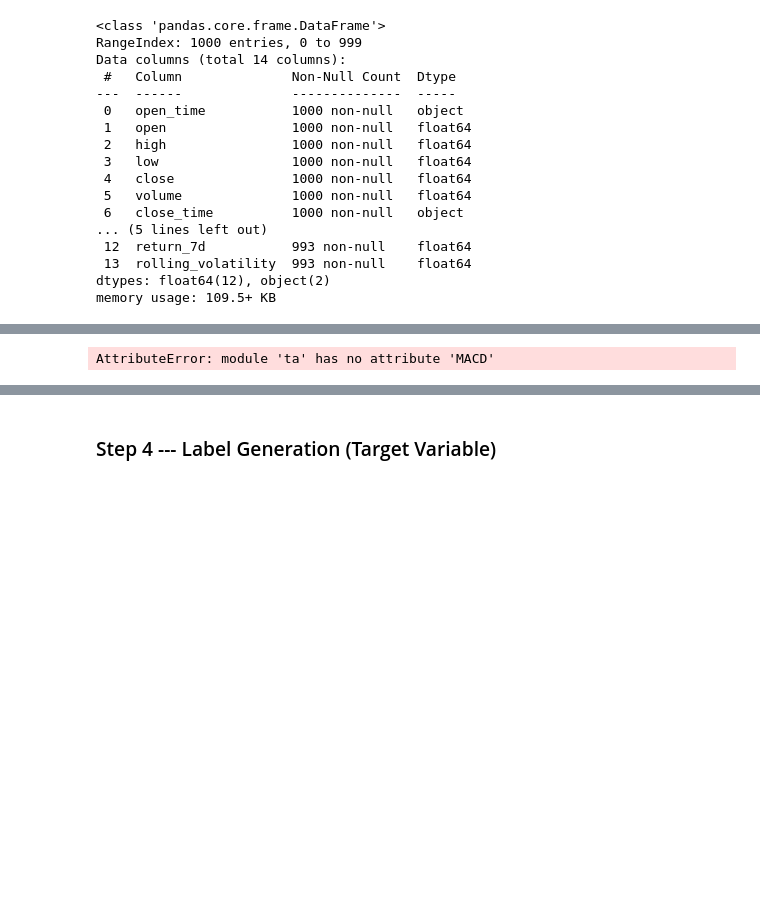
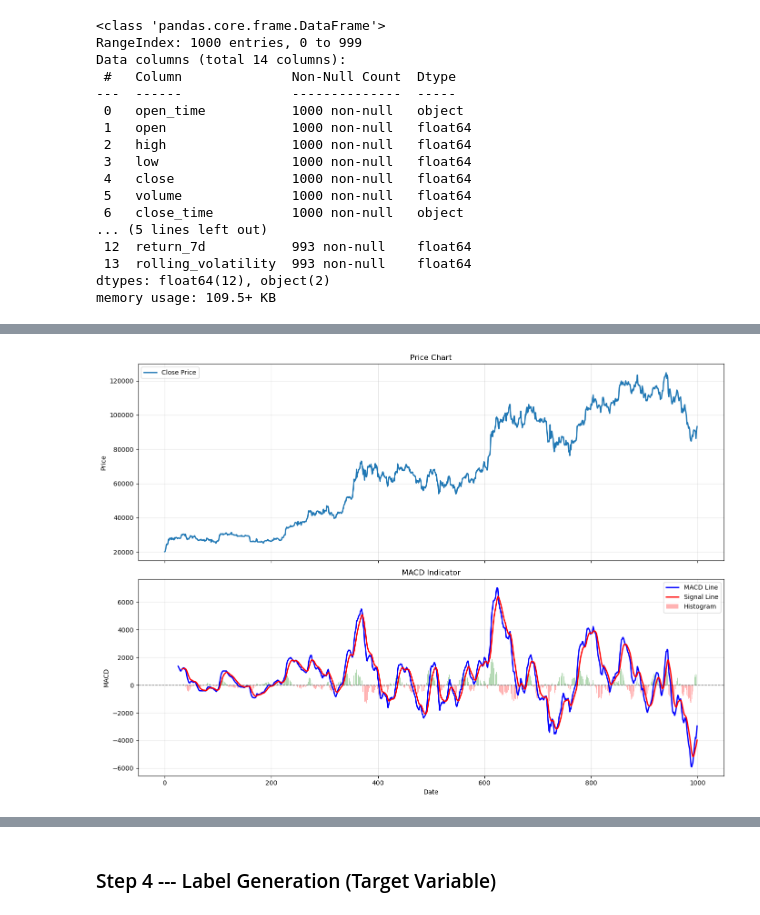
Before and after one commit to DavidG4444/Crypto-BuySell-Model, a Jupyter notebook: notebooks/02_feature_engineering.ipynb, the cells around one changed output, grey strips where cells are left out. Saved outputs shown, nothing was run; the diff lists cells and outputs as text; code cells hidden in the pictures; blank space fills up the shorter version.

```diff
--- a/notebooks/02_feature_engineering.ipynb
+++ b/notebooks/02_feature_engineering.ipynb
@@ -151,40 +172,41 @@ AttributeError: module 'ta' has no attribute 'BBANDS'
 # %%
-macd, signal, histogram = ta.MACD(df['close'], fastperiod=12, slowperiod=26, signalperiod=9)
+# Calculating MACD and adding it as new features to the DataFrame
+macd_indicator = ta.trend.MACD(close=df['close'], window_slow=26, window_fast=12, window_sign=9)
 
-df['macd'] = macd
-df['macd_signal'] = signal
-df['macd_histogram'] = histogram
+df['macd'] = macd_indicator.macd()
+df['macd_signal'] = macd_indicator.macd_signal()
+df['macd_histogram'] = macd_indicator.macd_diff()
 
 # Create subplots
 fig, (ax1, ax2) = plt.subplots(2, 1, figsize=(14, 10), sharex=True)
 
 # Plot 1: Price
 ax1.plot(df.index, df['close'], label='Close Price', linewidth=2)
 ax1.set_ylabel('Price')
 ax1.set_title('Price Chart')
 ax1.legend()
 ax1.grid(True, alpha=0.3)
 
 # Plot 2: MACD
 ax2.plot(df.index, df['macd'], label='MACD Line', linewidth=2, color='blue')
 ax2.plot(df.index, df['macd_signal'], label='Signal Line', linewidth=2, color='red')
 
 # Histogram with colors (green = positive, red = negative)
 colors = ['green' if val >= 0 else 'red' for val in df['macd_histogram']]
 ax2.bar(df.index, df['macd_histogram'], label='Histogram', color=colors, alpha=0.3)
 
 # Add zero line
 ax2.axhline(y=0, color='black', linestyle='--', linewidth=1, alpha=0.5)
 
 ax2.set_ylabel('MACD')
 ax2.set_xlabel('Date')
 ax2.set_title('MACD Indicator')
 ax2.legend()
 ax2.grid(True, alpha=0.3)
 
 plt.tight_layout()
 plt.show()
 # %% [output]
-AttributeError: module 'ta' has no attribute 'MACD'
+[figure, added]
 # %%
 #Stochastic Oscillator
```
Also changed, not shown: parts of 18 cells of this notebook, 7 other files.
